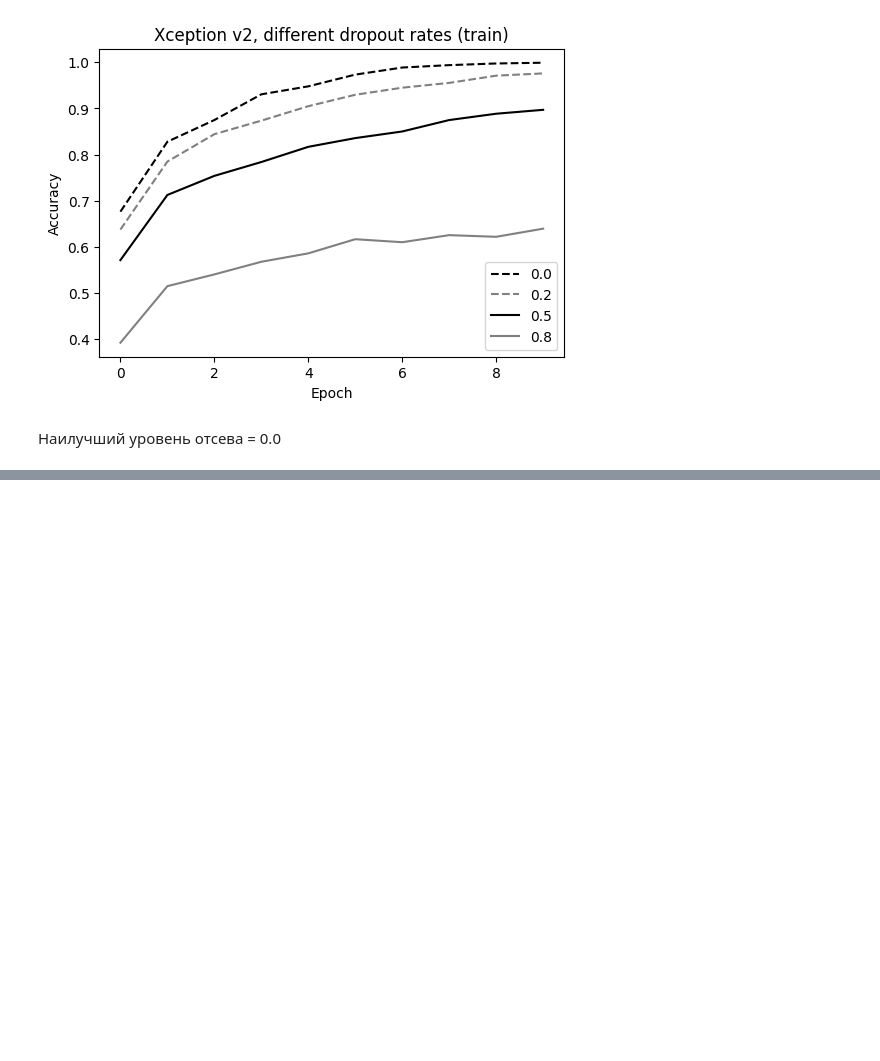
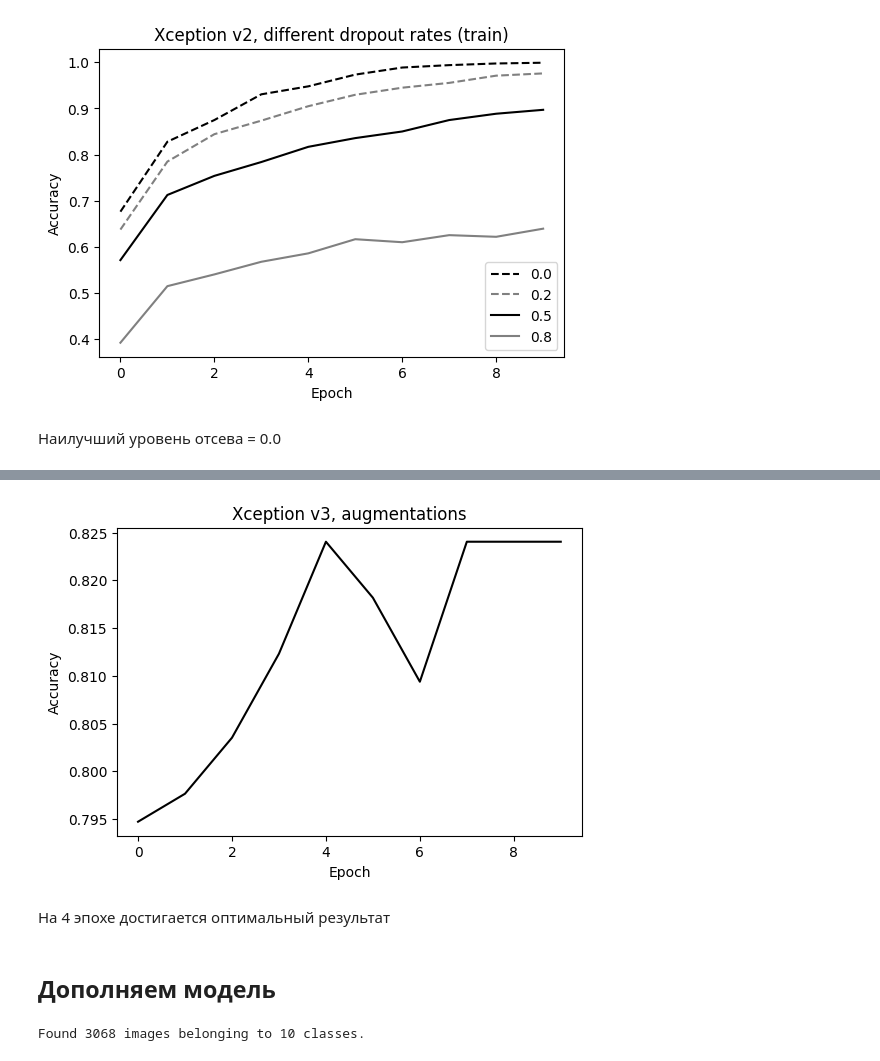
Before and after one commit to EgorSinitsyn/ML_BookCamp, a Jupyter notebook: [7] Neural_Nets/chapter-07-clothing.ipynb, the cells around one changed output, grey strips where cells are left out. Drawn from its saved outputs; the diff is of its cells as text; code cells hidden in the pictures; blank space fills up the shorter version.

```diff
--- a/[7] Neural_Nets/chapter-07-clothing.ipynb
+++ b/[7] Neural_Nets/chapter-07-clothing.ipynb
@@ -723,0 +740,9 @@ plt.show()
+# %%
+validation_gen = ImageDataGenerator(preprocessing_function=preprocess_input)
+
+val_ds = validation_gen.flow_from_directory(
+    "clothing-dataset-small/validation",
+    seed=1,
+    target_size=image_size,
+    batch_size=batch_size,
+)
@@ -723,0 +767,18 @@ plt.show()
+# %%
+model = make_model(learning_rate=0.001, droprate=0.0)
+
+callbacks = [
+    keras.callbacks.ModelCheckpoint(
+        "xception_v3_{epoch:02d}_{val_accuracy:.3f}.keras",
+        monitor="val_accuracy",
+        save_best_only=True,
+        mode='max'
+    )
+]
+
+history = model.fit(
+    train_ds,
+    epochs=10,
+    validation_data=val_ds,
+    callbacks=callbacks
+)
@@ -723,0 +806,22 @@ plt.show()
+# %%
+epochs = history.epoch
+accuracy = history.history['val_accuracy']
+# %%
+plt.figure(figsize=(6, 4))
+
+plt.plot(epochs, accuracy, color='black', linestyle='solid')
+
+
+plt.title('Xception v3, augmentations')
+plt.xlabel('Epoch')
+plt.ylabel('Accuracy')
+
+plt.savefig('xception_v3_aug.svg')
+
+plt.show()
+# %% [output]
+[figure, added]
+# %% [markdown]
+На 4 эпохе достигается оптимальный результат
+# %% [markdown]
+## Дополняем модель
@@ -723,0 +860,16 @@ plt.show()
+# %%
+train_gen = ImageDataGenerator(
+    preprocessing_function=preprocess_input,
+    shear_range=10.0,
+    zoom_range=0.1,
+    horizontal_flip=True,
+)
+
+train_ds = train_gen.flow_from_directory(
+    "clothing-dataset-small/train",
+    seed=1,
+    target_size=image_size,
+    batch_size=batch_size,
+)
+# %% [output]
+Found 3068 images belonging to 10 classes.
```
Also changed, not shown: parts of 12 cells of this notebook, 1 other file.
